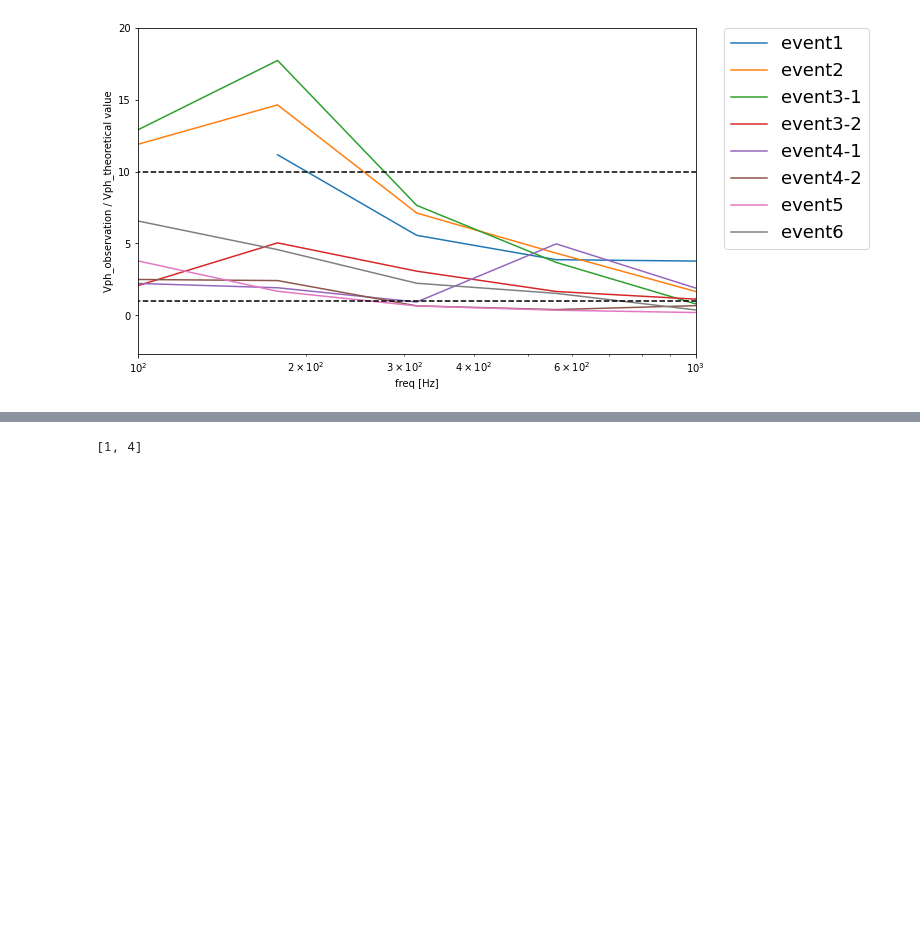
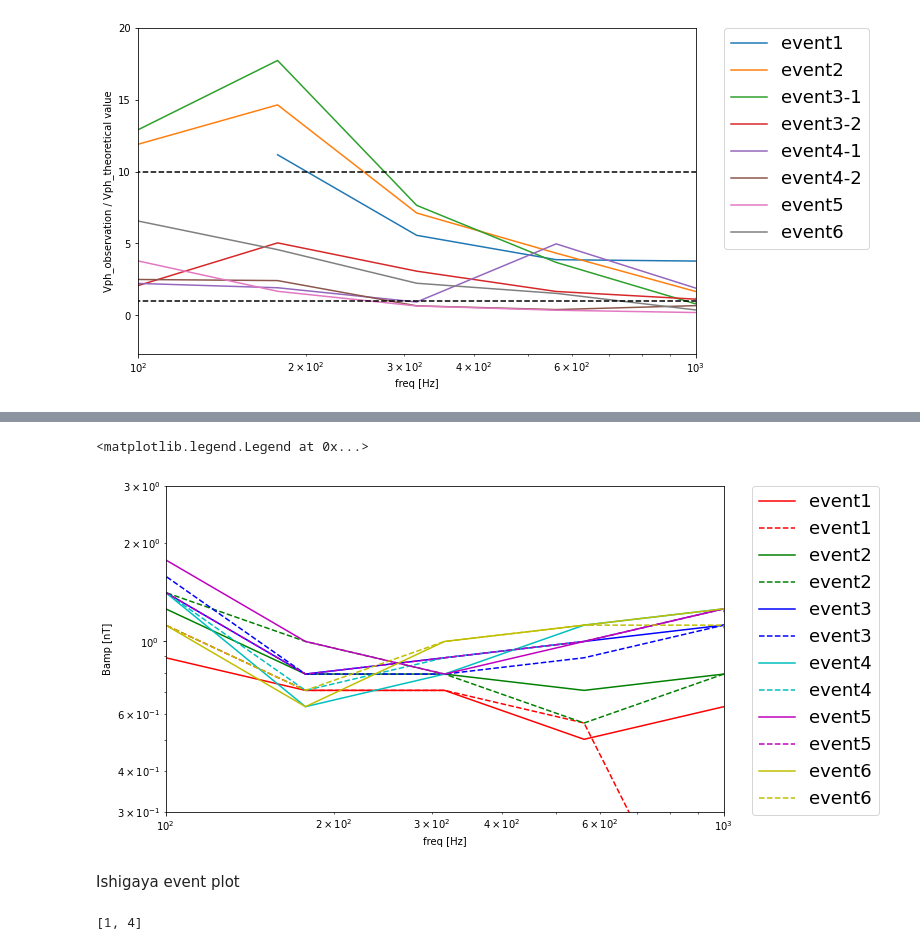
Before and after one commit to shuji-onosawa/Akebono_analysis_old, a Jupyter notebook: VLF_mca/ishigaya_extend.ipynb, the cells around one changed output, grey strips where cells are left out. Drawn from its saved outputs; the diff is of its cells as text; code cells hidden in the pictures; blank space fills up the shorter version.

```diff
--- a/VLF_mca/ishigaya_extend.ipynb
+++ b/VLF_mca/ishigaya_extend.ipynb
@@ -316,0 +357,18 @@ plt.legend(bbox_to_anchor=(1.05, 1), loc='upper left', borderaxespad=0, fontsize
+# %%
+colorlist = ["r", "g", "b", "c", "m", "y"]
+plt.figure(figsize=(10, 6))
+for i in range(6):
+    plt.plot(freq_range, Bobs[2*i], label='event'+str(i+1), color=colorlist[i])
+    plt.plot(freq_range, Bobs[2*i+1], label='event'+str(i+1), color=colorlist[i], linestyle='dashed')
+plt.xscale('log')
+plt.yscale('log')
+plt.xlabel('freq [Hz]')
+plt.ylabel('Bamp [nT]')
+plt.xlim(100, 1000)
+plt.ylim(0.3, 3)
+plt.legend(bbox_to_anchor=(1.05, 1), loc='upper left', borderaxespad=0, fontsize=18)
+# %% [output]
+<matplotlib.legend.Legend at 0x...>
+[figure, added]
+# %% [markdown]
+Ishigaya event plot
```
Also changed, not shown: parts of 6 cells of this notebook, 3 other files.
